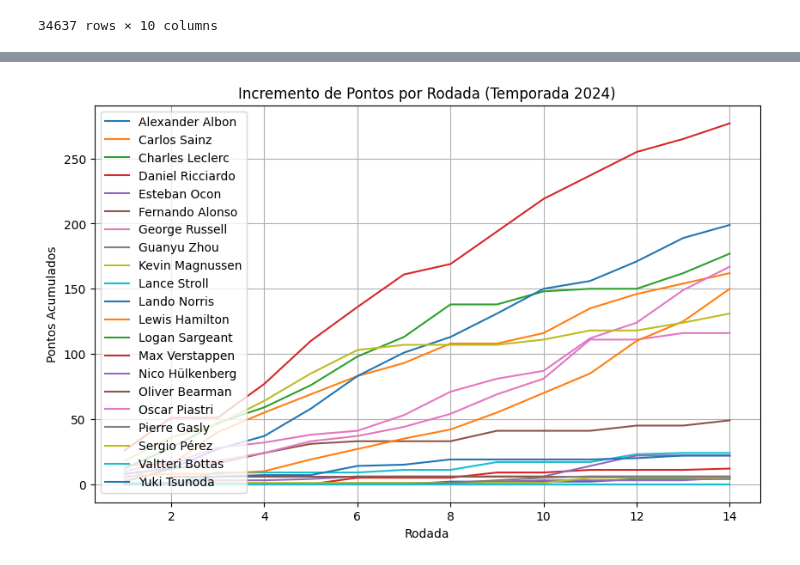
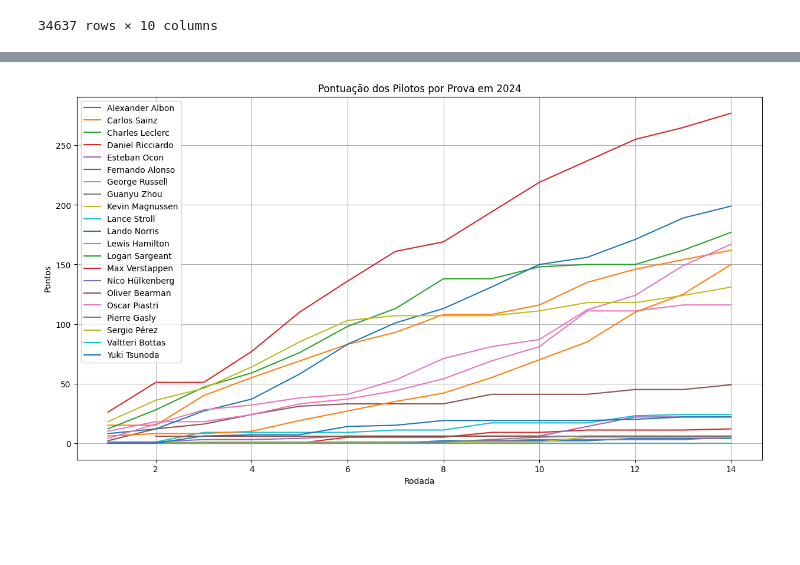
Before and after one commit to matheusfsanna/dados_f1, a Jupyter notebook: f1_stats.ipynb, the cells around one changed output, grey strips where cells are left out. Saved outputs shown, nothing was run; the diff lists cells and outputs as text; code cells hidden in the pictures; blank space fills up the shorter version.

```diff
--- a/f1_stats.ipynb
+++ b/f1_stats.ipynb
@@ -22,5 +15,5 @@ Requirement already satisfied: six>=1.5 in /usr/local/lib/python3.10/dist-packag
 # %%
-pilotos = pd.read_csv('drivers.csv')
+pilotos = pd.read_csv('/content/drive/MyDrive/F1_stats/drivers.csv')
 # %%
 pilotos.head()
 # %% [output]
@@ -92,7 +115,7 @@ pilotos.to_csv('pilotos.csv', index=False)
 # %% [markdown]
 # Comparando com a classificação
 # %%
-classificacao = pd.read_csv('driver_standings.csv', index_col=0)
+classificacao = pd.read_csv('/content/drive/MyDrive/F1_stats/driver_standings.csv', index_col=0)
 # %%
 classificacao.head()
 # %% [output]
@@ -147,7 +170,7 @@ classificacao
 # %% [markdown]
 # Unindo os dados em um dataframe com nome do piloto, posição, etapa, circuito e ano
 # %%
-corridas = pd.read_csv('races.csv')
+corridas = pd.read_csv('/content/drive/MyDrive/F1_stats/races.csv')
 circuitos = corridas[['raceId', 'year', 'round', 'circuitId', 'name', 'date']]
 circuitos
 # %% [output]
@@ -260,22 +216,23 @@ plt.show()
 # %%
-# Filtra o DataFrame para a temporada de 2024
+
+
+# Filtrar os dados para o ano de 2024
 classificacao_2024 = classificacao[classificacao['year'] == 2024]
 
-# Agrupa o DataFrame por 'nome_completo' e 'round', somando os pontos
-pontos_por_rodada_2024 = classificacao_2024.groupby(['nome_completo', 'round'])['points'].sum().reset_index()
+# Agrupar os dados por piloto e rodada
+pilotos_pontos = classificacao_2024.groupby(['nome_completo', 'round'])['points'].sum().reset_index()
 
-# Cria o gráfico de linhas
-fig, ax = plt.subplots(figsize=(10, 6))
+# Criar o gráfico de linhas
+plt.figure(figsize=(15, 8))
+for piloto in pilotos_pontos['nome_completo'].unique():
+    piloto_data = pilotos_pontos[pilotos_pontos['nome_completo'] == piloto]
+    plt.plot(piloto_data['round'], piloto_data['points'], label=piloto)
 
-for piloto in pontos_por_rodada_2024['nome_completo'].unique():
-    dados_piloto = pontos_por_rodada_2024[pontos_por_rodada_2024['nome_completo'] == piloto]
-    ax.plot(dados_piloto['round'], dados_piloto['points'], label=piloto)
-
-ax.set_xlabel('Rodada')
-ax.set_ylabel('Pontos Acumulados')
-ax.set_title('Incremento de Pontos por Rodada (Temporada 2024)')
-ax.legend()
+plt.xlabel('Rodada')
+plt.ylabel('Pontos')
+plt.title('Pontuação dos Pilotos por Prova em 2024')
+plt.legend()
 plt.grid(True)
 plt.show()
 # %% [output]
-[figure, old version]
+[figure, new version]
```
Also changed, not shown: parts of 11 cells of this notebook.
